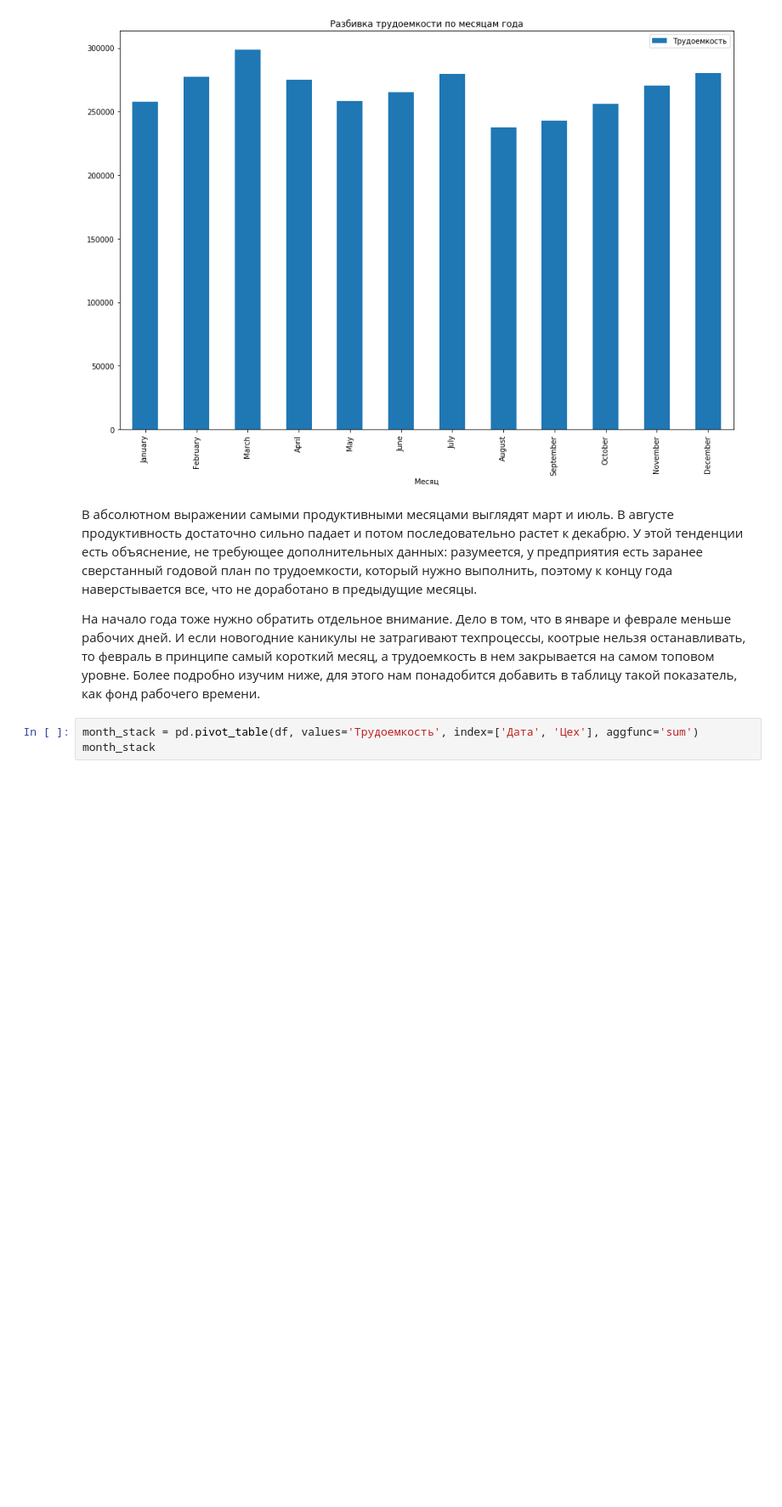
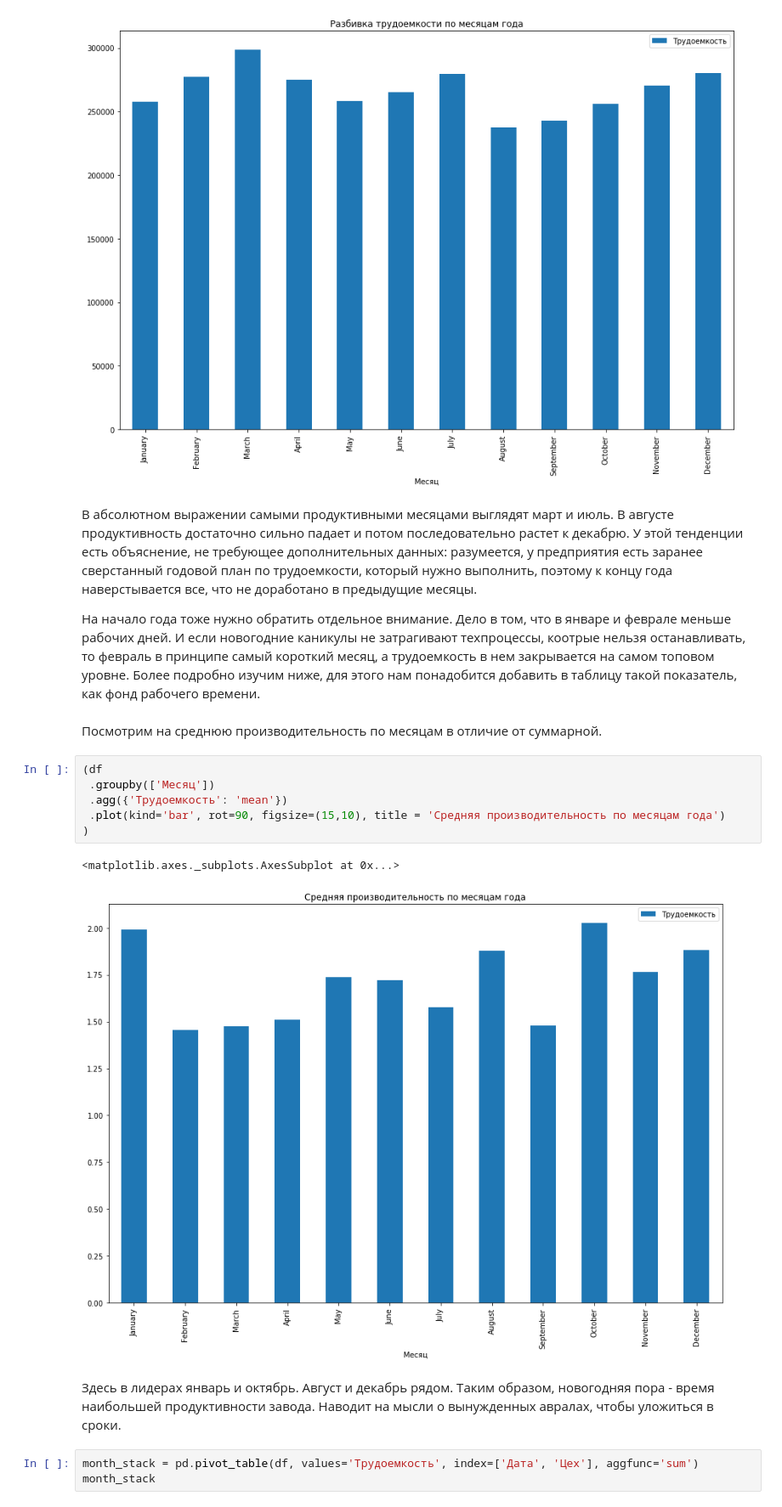
Before and after one commit to asencour/capacity-use, a Jupyter notebook: 01 Output_Plant_Analytics/UXM_project.ipynb, the cells around one changed output. Shown at 85% size. Cells and saved outputs as stored; diff of their text form; blank space fills up the shorter version.

```diff
--- a/01 Output_Plant_Analytics/UXM_project.ipynb
+++ b/01 Output_Plant_Analytics/UXM_project.ipynb
@@ -1185,6 +1190,19 @@ df['Месяц'] = pd.Categorical(df['Месяц'], categories=months, ordered=T
 В абсолютном выражении самыми продуктивными месяцами выглядят март и июль. В августе продуктивность достаточно сильно падает и потом последовательно растет к декабрю. У этой тенденции есть объяснение, не требующее дополнительных данных: разумеется, у предприятия есть заранее сверстанный годовой план по трудоемкости, который нужно выполнить, поэтому к концу года наверстывается все, что не доработано в предыдущие месяцы.
 
 На начало года тоже нужно обратить отдельное внимание. Дело в том, что в январе и феврале меньше рабочих дней. И если новогодние каникулы не затрагивают техпроцессы, коотрые нельзя останавливать, то февраль в принципе самый короткий месяц, а трудоемкость в нем закрывается на самом топовом уровне. Более подробно изучим ниже, для этого нам понадобится добавить в таблицу такой показатель, как фонд рабочего времени.
+# %% [markdown]
+Посмотрим на среднюю производительность по месяцам в отличие от суммарной.
+# %%
+(df
+ .groupby(['Месяц'])
+ .agg({'Трудоемкость': 'mean'})
+ .plot(kind='bar', rot=90, figsize=(15,10), title = 'Средняя производительность по месяцам года')
+)
+# %% [output]
+<matplotlib.axes._subplots.AxesSubplot at 0x...>
+[figure, added]
+# %% [markdown]
+Здесь в лидерах январь и октябрь. Август и декабрь рядом. Таким образом, новогодняя пора - время наибольшей продуктивности завода. Наводит на мысли о вынужденных авралах, чтобы уложиться в сроки.
 # %%
 month_stack = pd.pivot_table(df, values='Трудоемкость', index=['Дата', 'Цех'], aggfunc='sum')
 month_stack
```
Also changed, not shown: parts of 28 cells of this notebook.
